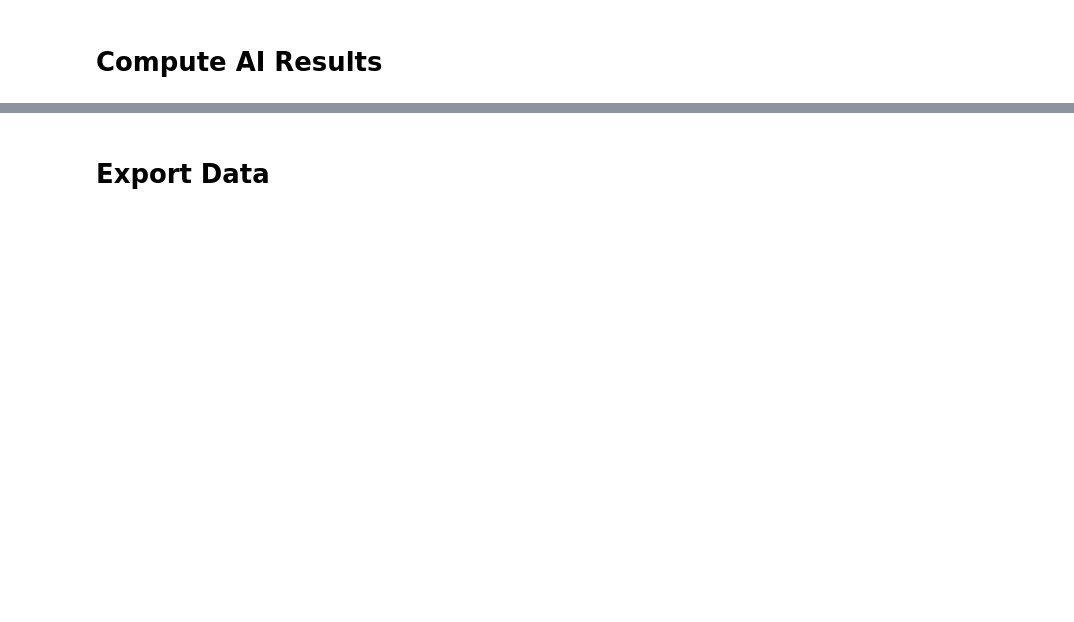
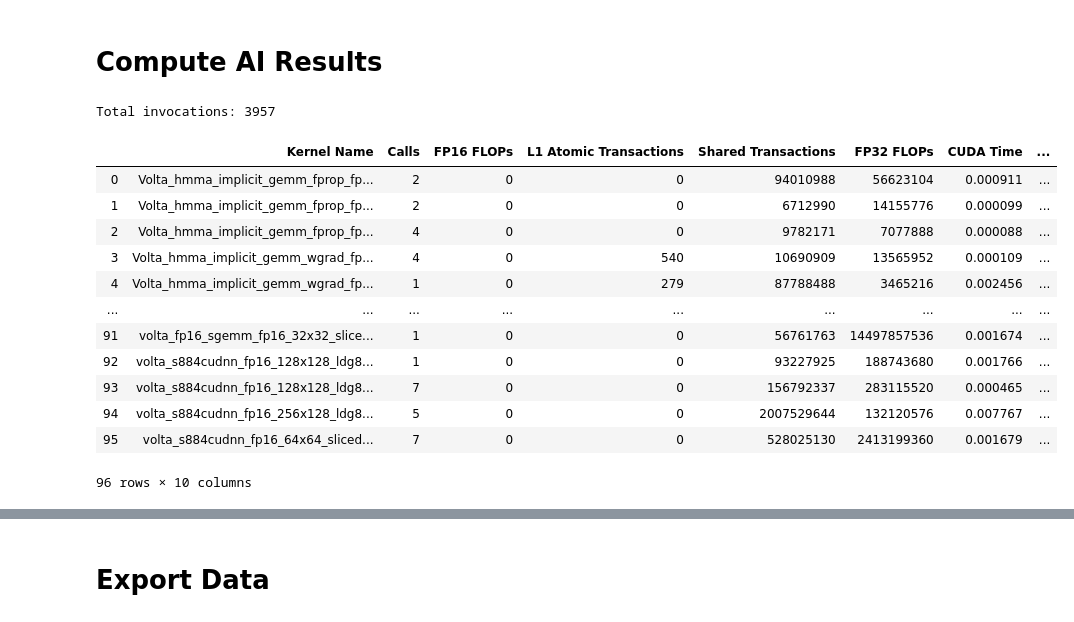
Before and after one commit to PointKernel/climate-seg-benchmark, a Jupyter notebook: analysis/process_nsight.ipynb, the cells around one changed output, grey strips where cells are left out. Cells and saved outputs as stored; diff of their text form; code cells hidden in the pictures; blank space fills up the shorter version.

```diff
--- a/analysis/process_nsight.ipynb
+++ b/analysis/process_nsight.ipynb
@@ -397,3 +372,44 @@ print(resdf)
+# %%
+### CUDA Time
+profiledf['CUDA Time'] = profiledf['CUDA Cycles'] / profiledf['CUDA Rates']
+del profiledf['CUDA Cycles']
+del profiledf['CUDA Rates']
+
+### TC Time
+profiledf['TC Time'] = profiledf['TC Cycles'] / profiledf['TC Rates']
+profiledf['TC Time'] = profiledf['TC Time']
+del profiledf['TC Cycles']
+del profiledf['TC Rates']
+
+### TC FLOPs
+profiledf['TC FLOPs'] = profiledf['TC FLOP Rates'] * profiledf['TC Time']
+del profiledf['TC FLOP Rates']
+
+#df = profiledf[profiledf["FP16 FLOPs"]!=0]
+#print(df)
+
+### DRAM Bytes
+profiledf['DRAM Bytes'] = profiledf['DRAM Transactions'] * 32.
+del profiledf['DRAM Transactions']
+
+profiledf = profiledf.fillna(0.)
+print("Total invocations: {}".format(profiledf['Calls'].sum()))
+display(profiledf)
+# %% [output]
+Total invocations: 3957
+|  | Kernel Name | Calls | FP16 FLOPs | L1 Atomic Transactions | Shared Transactions | FP32 FLOPs | CUDA Time | ... |
+| 0 | Volta_hmma_implicit_gemm_fprop_fp... | 2 | 0 | 0 | 94010988 | 56623104 | 0.000911 | ... |
+| 1 | Volta_hmma_implicit_gemm_fprop_fp... | 2 | 0 | 0 | 6712990 | 14155776 | 0.000099 | ... |
+| 2 | Volta_hmma_implicit_gemm_fprop_fp... | 4 | 0 | 0 | 9782171 | 7077888 | 0.000088 | ... |
+| 3 | Volta_hmma_implicit_gemm_wgrad_fp... | 4 | 0 | 540 | 10690909 | 13565952 | 0.000109 | ... |
+| 4 | Volta_hmma_implicit_gemm_wgrad_fp... | 1 | 0 | 279 | 87788488 | 3465216 | 0.002456 | ... |
+| ... | ... | ... | ... | ... | ... | ... | ... | ... |
+| 91 | volta_fp16_sgemm_fp16_32x32_slice... | 1 | 0 | 0 | 56761763 | 14497857536 | 0.001674 | ... |
+| 92 | volta_s884cudnn_fp16_128x128_ldg8... | 1 | 0 | 0 | 93227925 | 188743680 | 0.001766 | ... |
+| 93 | volta_s884cudnn_fp16_128x128_ldg8... | 7 | 0 | 0 | 156792337 | 283115520 | 0.000465 | ... |
+| 94 | volta_s884cudnn_fp16_256x128_ldg8... | 5 | 0 | 0 | 2007529644 | 132120576 | 0.007767 | ... |
+| 95 | volta_s884cudnn_fp16_64x64_sliced... | 7 | 0 | 0 | 528025130 | 2413199360 | 0.001679 | ... |
+96 rows × 10 columns
 # %%
 #sum over all kernels
 combinedselectkeys = ["Precision", "Network Name", "Data Format", "Input Shape", "Kernel Shape", "Stride Size", \
```
Also changed, not shown: parts of 6 cells of this notebook, 3 other files.
